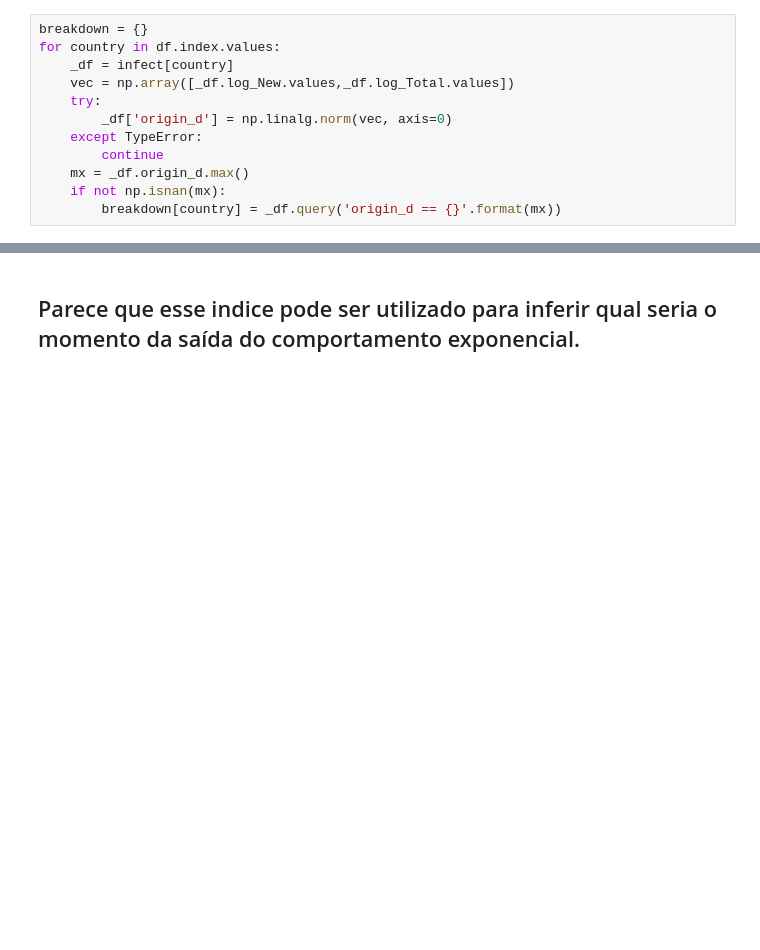
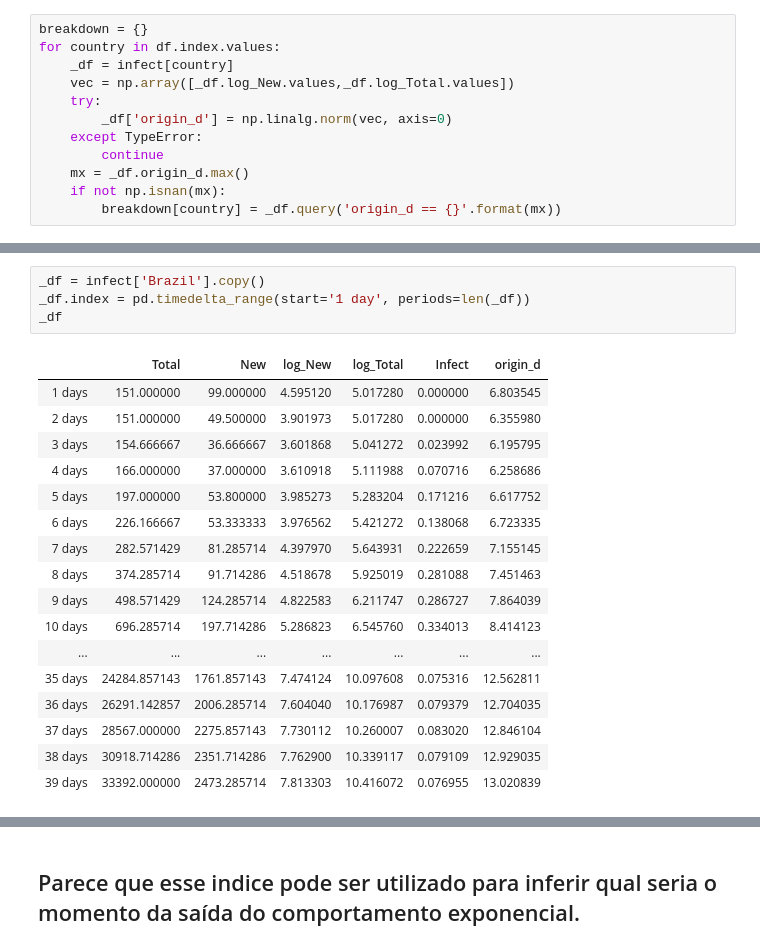
Before and after one commit to vittorfp/covid-19-analysis, a Jupyter notebook: notebooks/04-time-series-data.ipynb, the cells around one changed output, grey strips where cells are left out. Drawn from its saved outputs; the diff is of its cells as text; blank space fills up the shorter version.

```diff
--- a/notebooks/04-time-series-data.ipynb
+++ b/notebooks/04-time-series-data.ipynb
@@ -133 +140,23 @@ ax.legend(countries);
+# %%
+_df = infect['Brazil'].copy()
+_df.index = pd.timedelta_range(start='1 day', periods=len(_df))
+_df
+# %% [output]
+|  | Total | New | log_New | log_Total | Infect | origin_d |
+| 1 days | 151.000000 | 99.000000 | 4.595120 | 5.017280 | 0.000000 | 6.803545 |
+| 2 days | 151.000000 | 49.500000 | 3.901973 | 5.017280 | 0.000000 | 6.355980 |
+| 3 days | 154.666667 | 36.666667 | 3.601868 | 5.041272 | 0.023992 | 6.195795 |
+| 4 days | 166.000000 | 37.000000 | 3.610918 | 5.111988 | 0.070716 | 6.258686 |
+| 5 days | 197.000000 | 53.800000 | 3.985273 | 5.283204 | 0.171216 | 6.617752 |
+| 6 days | 226.166667 | 53.333333 | 3.976562 | 5.421272 | 0.138068 | 6.723335 |
+| 7 days | 282.571429 | 81.285714 | 4.397970 | 5.643931 | 0.222659 | 7.155145 |
+| 8 days | 374.285714 | 91.714286 | 4.518678 | 5.925019 | 0.281088 | 7.451463 |
+| 9 days | 498.571429 | 124.285714 | 4.822583 | 6.211747 | 0.286727 | 7.864039 |
+| 10 days | 696.285714 | 197.714286 | 5.286823 | 6.545760 | 0.334013 | 8.414123 |
+| ... | ... | ... | ... | ... | ... | ... |
+| 35 days | 24284.857143 | 1761.857143 | 7.474124 | 10.097608 | 0.075316 | 12.562811 |
+| 36 days | 26291.142857 | 2006.285714 | 7.604040 | 10.176987 | 0.079379 | 12.704035 |
+| 37 days | 28567.000000 | 2275.857143 | 7.730112 | 10.260007 | 0.083020 | 12.846104 |
+| 38 days | 30918.714286 | 2351.714286 | 7.762900 | 10.339117 | 0.079109 | 12.929035 |
+| 39 days | 33392.000000 | 2473.285714 | 7.813303 | 10.416072 | 0.076955 | 13.020839 |
 # %%
```
Also changed, not shown: parts of 8 cells of this notebook, 2 other files.
